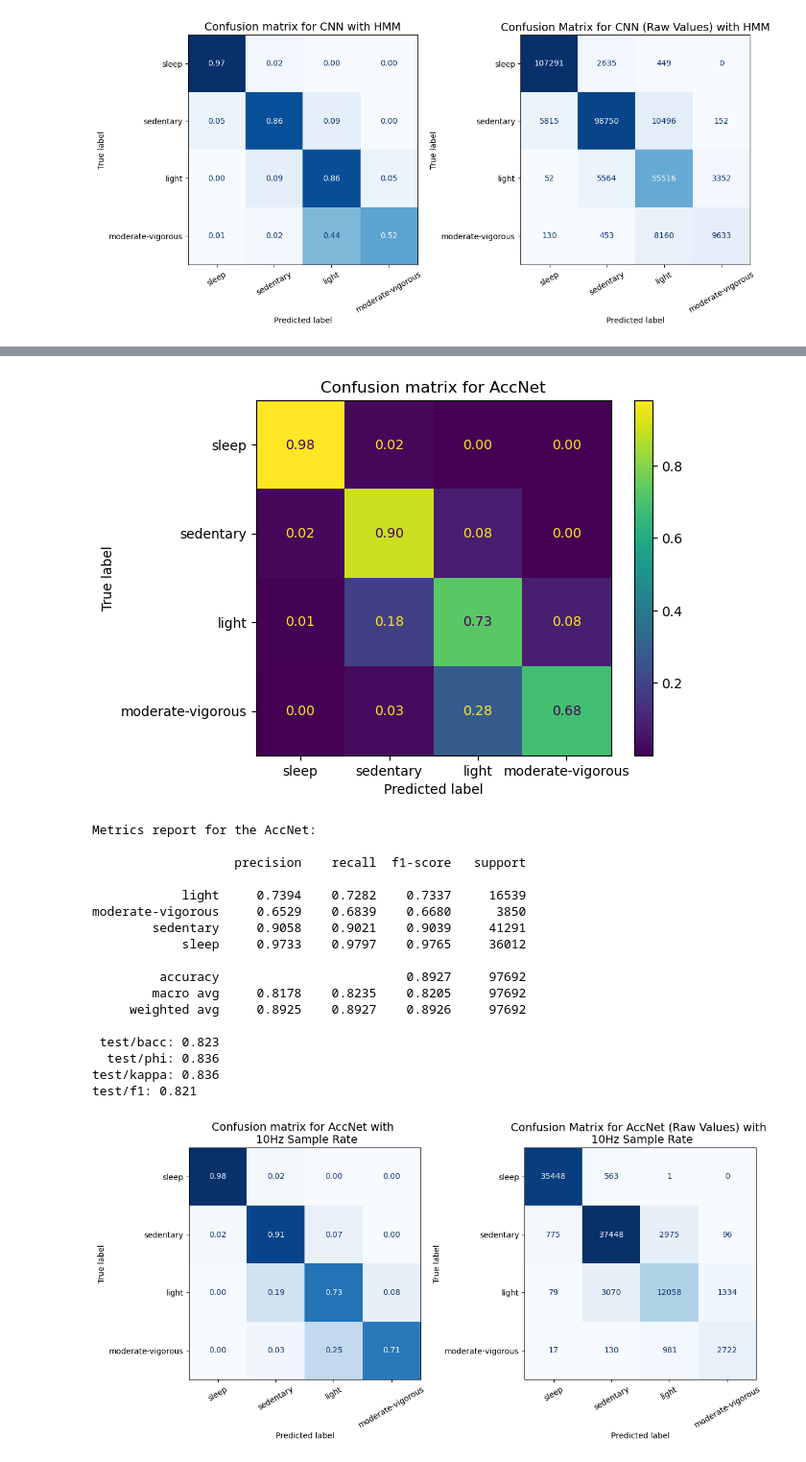
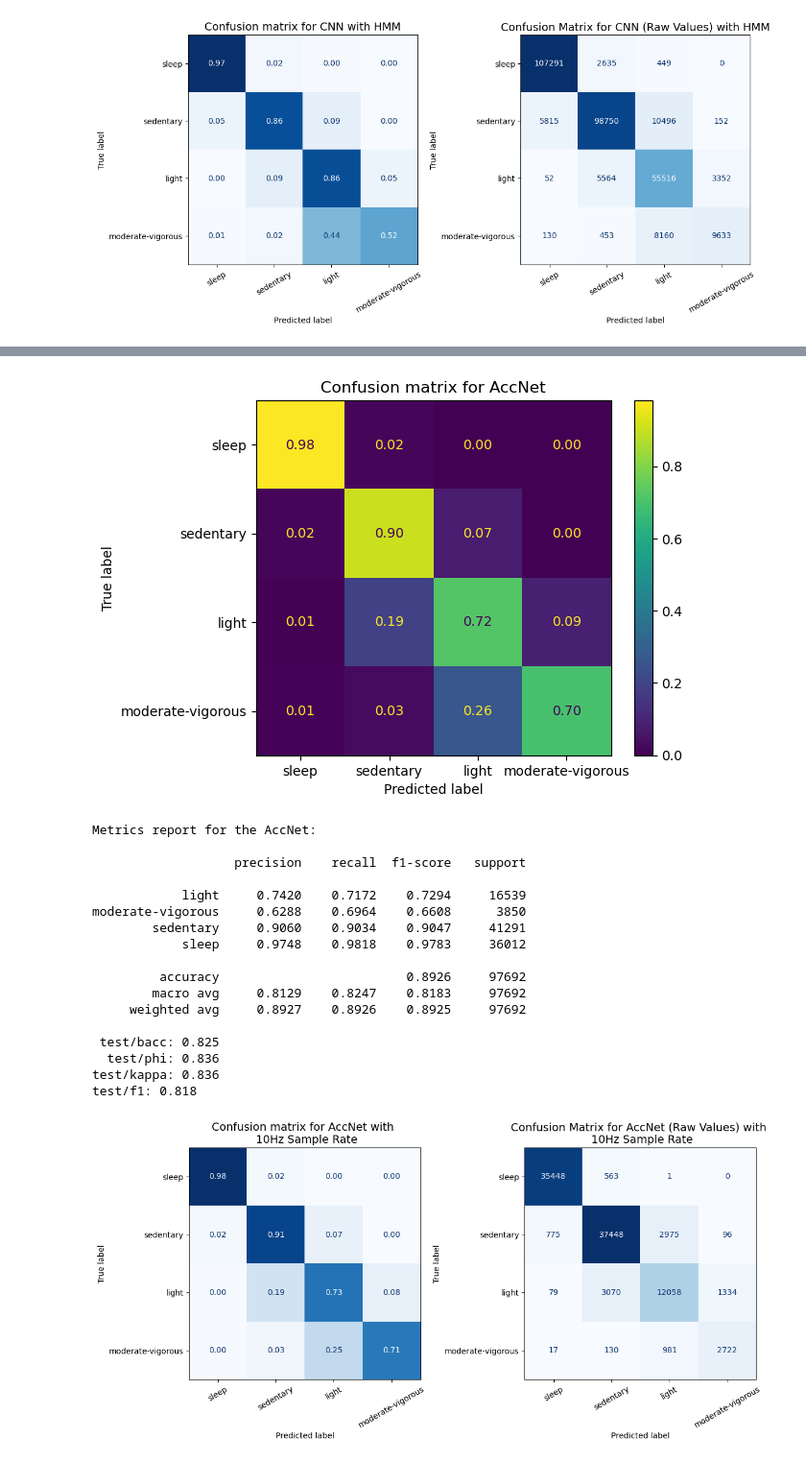
Before and after one commit to finlayscheib/capture24, a Jupyter notebook: Deep_models.ipynb, the cells around one changed output, grey strips where cells are left out. Shown at 96% size. Drawn from its saved outputs; the diff is of its cells as text; code cells hidden in the pictures.

```diff
--- a/Deep_models.ipynb
+++ b/Deep_models.ipynb
@@ -115,42 +115,42 @@ test/f1: 0.767
 # %%
 # val
-pred = pd.read_csv("final_pred_test_test2.csv")
+pred = pd.read_csv("final_pred_test_Best.csv")
 ConfusionMatrixDisplay.from_predictions( pred['true_labels'], pred['model_preds'], labels=PAorder,
                                          normalize = 'true', values_format = '.2f')
 plt.title('Confusion matrix for AccNet')
 plt.show()
 print('Metrics report for the AccNet: \n')
 report = classification_report( pred['true_labels'], pred['model_preds'], digits=4)
 print(report)
 
 bacc = balanced_accuracy_score( pred['true_labels'], pred['model_preds'])
 kappa = cohen_kappa_score( pred['true_labels'], pred['model_preds'])
 phi = matthews_corrcoef(pred['true_labels'], pred['model_preds'])
 f1 = f1_score(pred['true_labels'], pred['model_preds'], average = 'macro')
 
 print(f" test/bacc: {bacc:.3f}")
 print(f"  test/phi: {phi:.3f}")
 print(f"test/kappa: {kappa:.3f}")
 print(f"test/f1: {f1:.3f}")
 # %% [output]
-[figure, old version]
+[figure, new version]
 Metrics report for the AccNet:
 
                    precision    recall  f1-score   support
 
-            light     0.7394    0.7282    0.7337     16539
-moderate-vigorous     0.6529    0.6839    0.6680      3850
-        sedentary     0.9058    0.9021    0.9039     41291
-            sleep     0.9733    0.9797    0.9765     36012
+            light     0.7420    0.7172    0.7294     16539
+moderate-vigorous     0.6288    0.6964    0.6608      3850
+        sedentary     0.9060    0.9034    0.9047     41291
+            sleep     0.9748    0.9818    0.9783     36012
 
-         accuracy                         0.8927     97692
-        macro avg     0.8178    0.8235    0.8205     97692
-     weighted avg     0.8925    0.8927    0.8926     97692
+         accuracy                         0.8926     97692
+        macro avg     0.8129    0.8247    0.8183     97692
+     weighted avg     0.8927    0.8926    0.8925     97692
 
- test/bacc: 0.823
+ test/bacc: 0.825
   test/phi: 0.836
 test/kappa: 0.836
-test/f1: 0.821
+test/f1: 0.818
 # %%
 # Side by Side Normalised and true values for confusion matrices
 pred = pd.read_csv("final_pred_test_test2_Best.csv")
```
Also changed, not shown: parts of 2 cells of this notebook, 1 other file.
